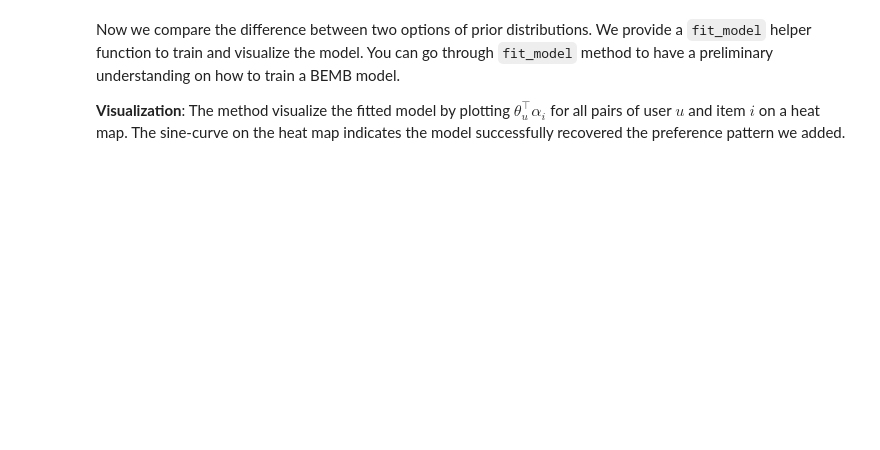
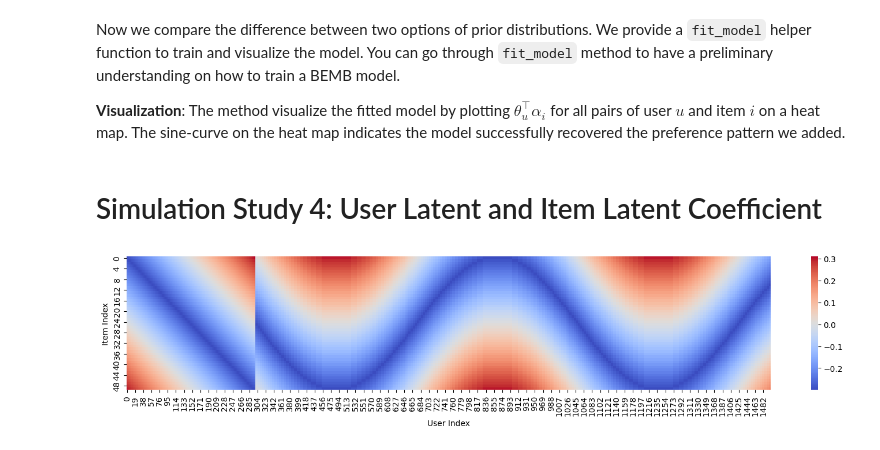
Before and after one commit to gsbDBI/bemb, a Jupyter notebook: tutorials/simulation/simulation_study_paper_demo.ipynb, the cells around one changed output. Cells and saved outputs as stored; diff of their text form; code cells hidden in the pictures; blank space fills up the shorter version.

```diff
--- a/tutorials/simulation/simulation_study_paper_demo.ipynb
+++ b/tutorials/simulation/simulation_study_paper_demo.ipynb
@@ -719,3 +729,21 @@ time taken: 53.18501400947571
 Now we compare the difference between two options of prior distributions. We provide a `fit_model` helper function to train and visualize the model. You can go through `fit_model` method to have a preliminary understanding on how to train a BEMB model.
 
 **Visualization**: The method visualize the fitted model by plotting $\theta_u^\top \alpha_i$ for all pairs of user $u$ and item $i$ on a heat map. The sine-curve on the heat map indicates the model successfully recovered the preference pattern we added.
+# %% [markdown]
+# Simulation Study 4: User Latent and Item Latent Coefficient
+# %%
+magnitude = 5
+theta = torch.empty(num_users, num_items)
+for u in range(num_users):
+    for i in range(num_items):
+        diff = np.abs(i - (PREFERENCE[u])) / 100
+        theta[u, i] = 1/(1 + np.exp(-diff))
+        theta[u, i] = magnitude * theta[u, i] - 2.8
+# %%
+fig, ax = plt.subplots(figsize=(18, 3))
+sns.heatmap(theta.T, square=False, ax=ax, cmap='coolwarm')
+ax.set(xlabel='User Index', ylabel='Item Index')
+fig.savefig("./simulation_files/simulation_4_coefficients.png", dpi=DPI, bbox_inches="tight")
+fig.show()
+# %% [output]
+[figure, added]
```
Also changed, not shown: parts of 16 cells of this notebook, 6 other files.
